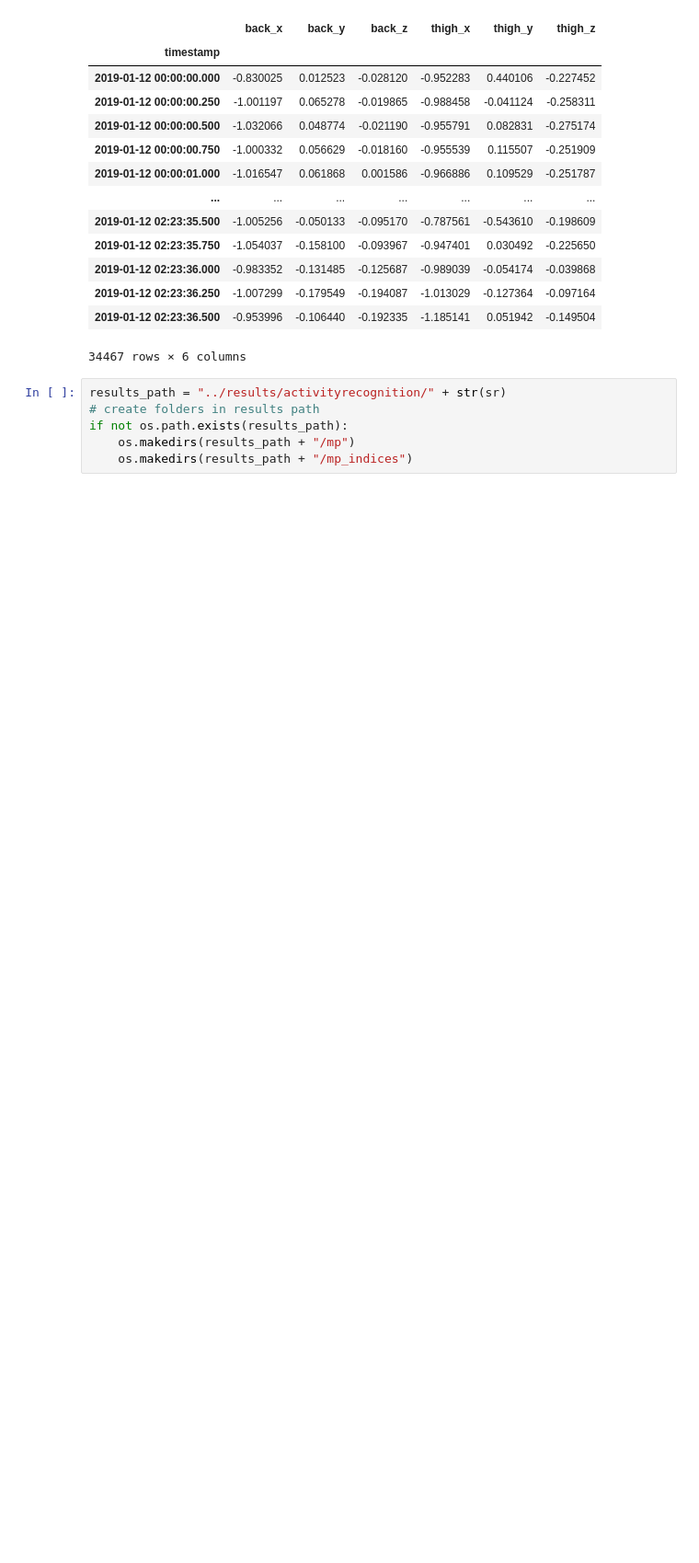
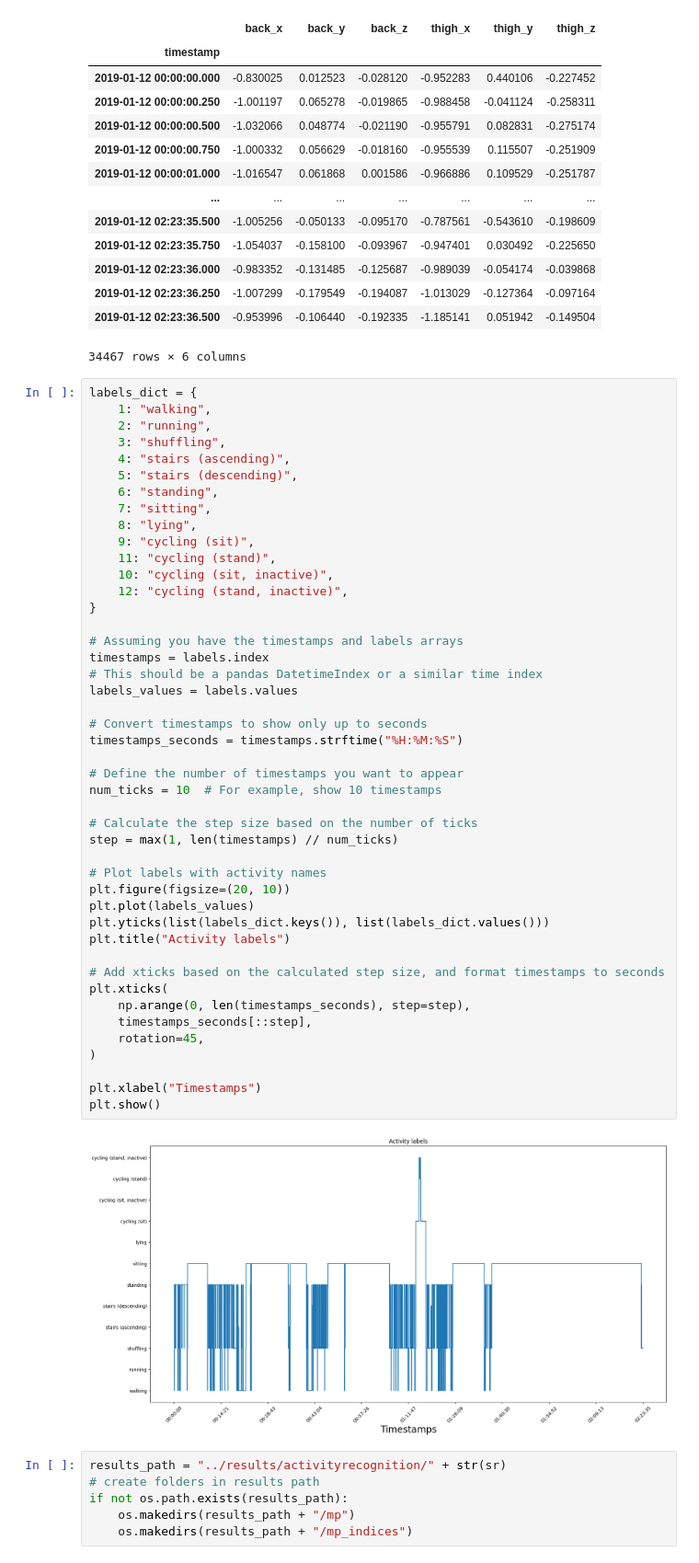
Before and after one commit to MiguelGarcaoSilva/motifsinresidual, a Jupyter notebook: code/activityrecognition_casestudy.ipynb, the cells around one changed output. Shown at 92% size. Cells and saved outputs as stored; diff of their text form; blank space fills up the shorter version.

```diff
--- a/code/activityrecognition_casestudy.ipynb
+++ b/code/activityrecognition_casestudy.ipynb
@@ -46,6 +46,53 @@ data
 | 2019-01-12 02:23:36.250 | -1.007299 | -0.179549 | -0.194087 | -1.013029 | -0.127364 | -0.097164 |
 | 2019-01-12 02:23:36.500 | -0.953996 | -0.106440 | -0.192335 | -1.185141 | 0.051942 | -0.149504 |
 34467 rows × 6 columns
+# %%
+labels_dict = {
+    1: "walking",
+    2: "running",
+    3: "shuffling",
+    4: "stairs (ascending)",
+    5: "stairs (descending)",
+    6: "standing",
+    7: "sitting",
+    8: "lying",
+    9: "cycling (sit)",
+    11: "cycling (stand)",
+    10: "cycling (sit, inactive)",
+    12: "cycling (stand, inactive)",
+}
+
+# Assuming you have the timestamps and labels arrays
+timestamps = labels.index
+# This should be a pandas DatetimeIndex or a similar time index
+labels_values = labels.values
+
+# Convert timestamps to show only up to seconds
+timestamps_seconds = timestamps.strftime("%H:%M:%S")
+
+# Define the number of timestamps you want to appear
+num_ticks = 10  # For example, show 10 timestamps
+
+# Calculate the step size based on the number of ticks
+step = max(1, len(timestamps) // num_ticks)
+
+# Plot labels with activity names
+plt.figure(figsize=(20, 10))
+plt.plot(labels_values)
+plt.yticks(list(labels_dict.keys()), list(labels_dict.values()))
+plt.title("Activity labels")
+
+# Add xticks based on the calculated step size, and format timestamps to seconds
+plt.xticks(
+    np.arange(0, len(timestamps_seconds), step=step),
+    timestamps_seconds[::step],
+    rotation=45,
+)
+
+plt.xlabel("Timestamps")
+plt.show()
+# %% [output]
+[figure, added]
 # %%
 results_path = "../results/activityrecognition/" + str(sr)
 # create folders in results path
```
Also changed, not shown: parts of 10 cells of this notebook, 3 other files.
